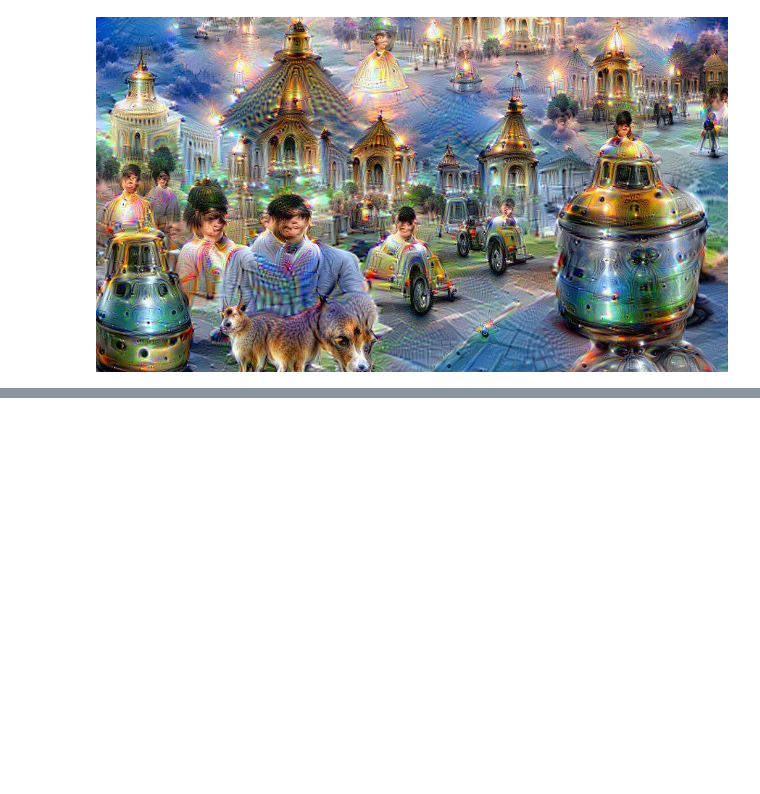
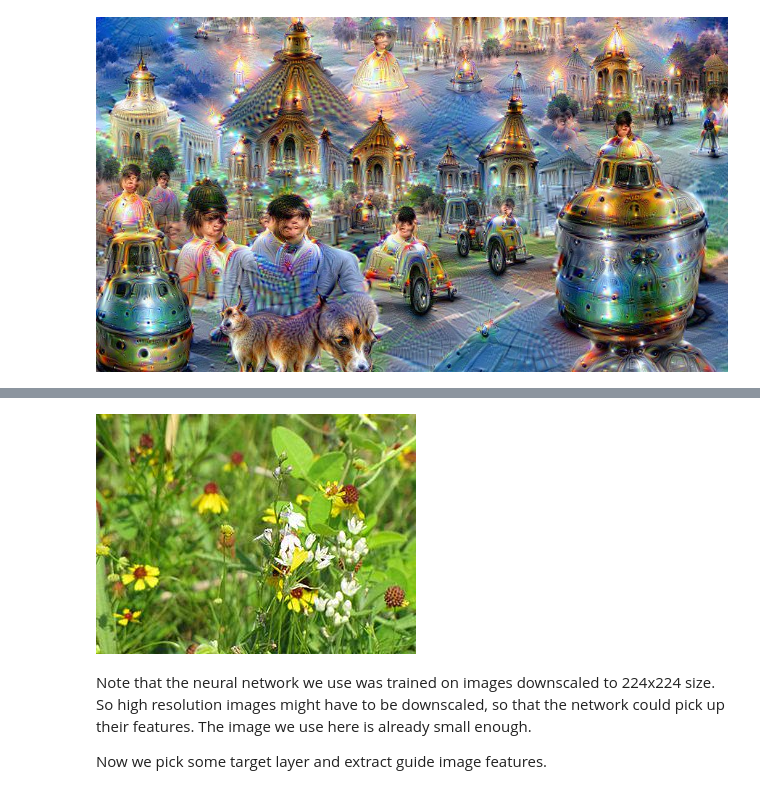
Before and after one commit to google/deepdream, a Jupyter notebook: dream.ipynb, the cells around one changed output, grey strips where cells are left out. Saved outputs shown, nothing was run; the diff lists cells and outputs as text; code cells hidden in the pictures; blank space fills up the shorter version.

Commit message:
guided dream

```diff
--- a/dream.ipynb
+++ b/dream.ipynb
@@ -166,0 +176,9 @@ Image(filename='frames/0029.jpg')
+# %%
+guide = np.float32(PIL.Image.open('flowers.jpg'))
+showarray(guide)
+# %% [output]
+[figure, added]
+# %% [markdown]
+Note that the neural network we use was trained on images downscaled to 224x224 size. So high resolution images might have to be downscaled, so that the network could pick up their features. The image we use here is already small enough.
+
+Now we pick some target layer and extract guide image features.
```
Also changed, not shown: parts of 7 cells of this notebook, 2 other files.
